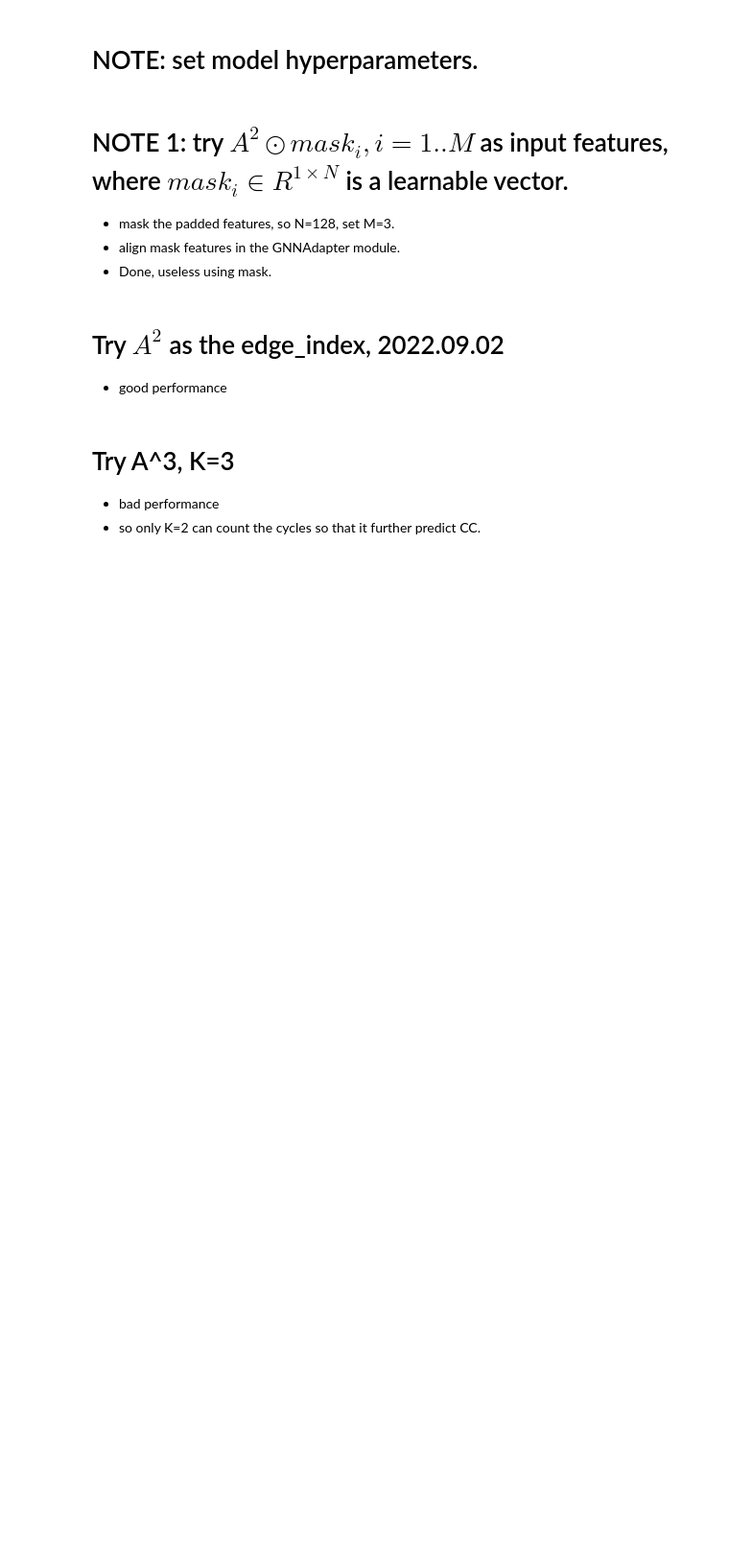
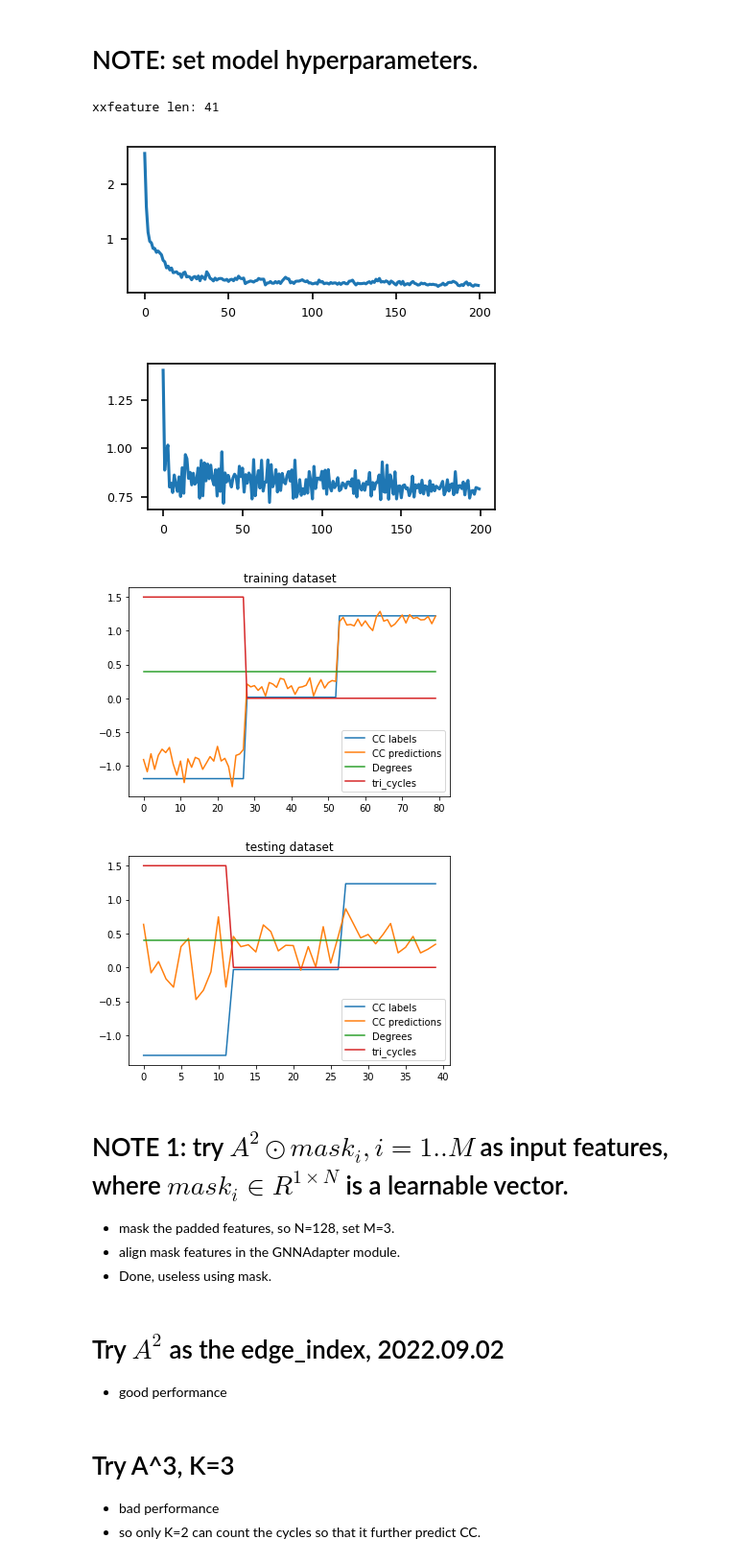
Before and after one commit to ICLab4DL/GNNBenchEffectiveness, a Jupyter notebook: benchmark_cc_d.ipynb, the cells around one changed output. Shown at 96% size. Drawn from its saved outputs; the diff is of its cells as text; code cells hidden in the pictures; blank space fills up the shorter version.

```diff
--- a/benchmark_cc_d.ipynb
+++ b/benchmark_cc_d.ipynb
@@ -1705,0 +1730,41 @@ cc_dataloaders.append(assemble_dataloader(train_dataset, test_dataset , cuda=Fal
+# %%
+# NOTE: 0906. only all one and index features. only index and k=2 cannot handle [2,3,4],TODO: try k=3, add kadj features.
+# NOTE: 0907. Adam can converge...
+"""
+index: 0 degree  args:  {}
+index: 1 allone  args:  {}
+index: 2 guassian  args:  {}
+index: 3 tri_cycle  args:  {}
+index: 4 index_id  args:  {}
+index: 5 kadj  args:  {'k': 2}
+index: 6 kadj  args:  {'k': 3}
+index: 7 kadj  args:  {'k': 4}
+"""
+
+def get_features_by_ids(*indices, cur_features, pad=None):
+    if len(indices) < 2:
+        return (cur_features[indices[0]][0], cur_features[indices[0]][1])
+
+    train_fea = composite_node_features(*tuple([cur_features[i][0] for i in indices]), padding=pad)
+    test_fea = composite_node_features(*tuple([cur_features[i][1] for i in indices]), padding=pad)
+    return (train_fea, test_fea)
+
+
+# NOTE: k=3 can learn S=[2,3,4], but overfitting, K=2
+# composed_fea_train, composed_fea_test = get_features_by_ids(5, 4, cur_features=node_features, pad=False)
+
+
+cc_dataloaders = []
+
+# NOTE: only index features cannot learn S=[2,3,4], K=2.
+# composed_fea_train, composed_fea_test =  get_features_by_ids(4, cur_features=node_features)
+
+
+# NOTE: test only k=3 and K=1, works, overfitting.
+composed_fea_train, composed_fea_test =  get_features_by_ids(6, cur_features=node_features)
+
+
+train_dataset, test_dataset, scalers, scalers_y = construct_dataset(cc_dataset, (composed_fea_train, composed_fea_test),
+                       y_torch_type=torch.FloatTensor, sparse=True, K=1)
+
+cc_dataloaders.append(assemble_dataloader(train_dataset, test_dataset , cuda=False))
@@ -1721,21 +1790,27 @@ plt.show()
 gin_args = utils.DaoArgs()
 gin_args.gnn_hid_dim=128
 gin_args.gnn_layer_num=3
-gin_args.set_attr('bi_direct', False)
+gin_args.set_attr('bi', False)
 gin_args.rep_fea_dim=64 # gin output dimension for linear model.
 # %%
 # NOTE: Circulant graphs, 09.06, only index features.
 # NOTE: mean pool
 train_y_norm = scalers_y[0].transform(train_y)
 test_y_norm = scalers_y[1].transform(test_y)
 
 for cc_dataloader in cc_dataloaders:
     fea_len = cc_dataloader[0].dataset.x[0].get_node_features().shape[-1]
     print('xxfeature len:', fea_len)
     models_trained = train_cc_degree(gin_args, cc_dataloader, feature_dim=fea_len, lr=0.001,
-                                     gnn_name='sparse_gin',epochs=500, opt='adam')
+                                     gnn_name='sparse_gin',epochs=200, opt='adam')
     plot_cc_degree_prediction(models_trained, cc_dataloader[0], train_adjs, train_y_norm, 'training dataset')
     plot_cc_degree_prediction(models_trained, cc_dataloader[1], test_adjs, test_y_norm, 'testing dataset')
+# %% [output]
+xxfeature len: 41
+[figure, added]
+[figure, added]
+[figure, added]
+[figure, added]
 # %%
 train_y_norm = scalers_y[0].transform(train_y)
 test_y_norm = scalers_y[1].transform(test_y)
```
Also changed, not shown: parts of 8 cells of this notebook, 1 other file.
